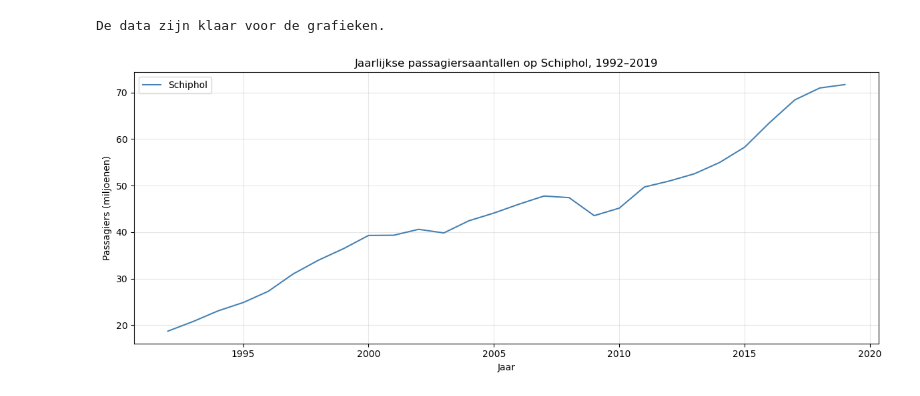
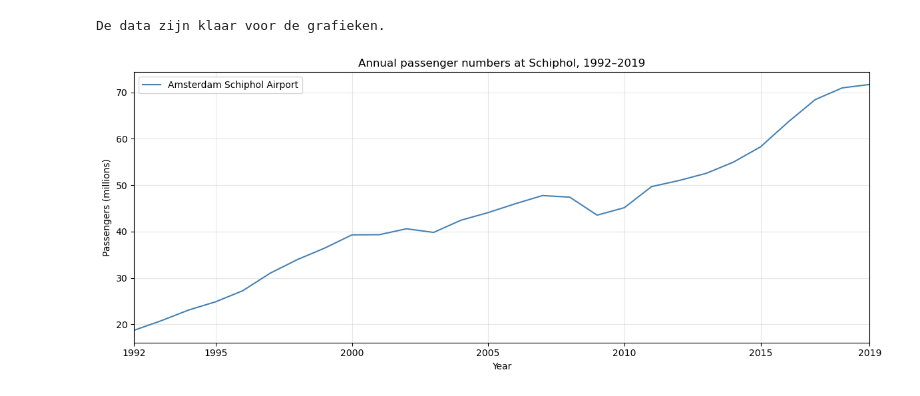
Before and after one commit to ElineLandman/Python-project-group-24, a Jupyter notebook: analysis_in_vscode.ipynb, the cells around one changed output. Saved outputs shown, nothing was run; the diff lists cells and outputs as text; code cells hidden in the pictures.

```diff
--- a/analysis_in_vscode.ipynb
+++ b/analysis_in_vscode.ipynb
@@ -138,32 +100,35 @@ De data zijn klaar voor de grafieken.
 # %%
 voor_covid = schiphol.loc[
     schiphol["Jaar"].between(1992, 2019)
 ]
 
 jaar_totalen = (
     voor_covid.groupby("Jaar", as_index=False)["Totaal"].sum()
 )
 
 fig, ax = plt.subplots(figsize=(12, 5))
 
 ax.plot(
     jaar_totalen["Jaar"],
     jaar_totalen["Totaal"] / 1_000_000,
-    label="Schiphol",
+    label="Amsterdam Schiphol Airport",
     color="steelblue",
     linewidth=1.5
 )
 
-ax.set_title("Jaarlijkse passagiersaantallen op Schiphol, 1992–2019")
-ax.set_xlabel("Jaar")
-ax.set_ylabel("Passagiers (miljoenen)")
+ax.set_title("Annual passenger numbers at Schiphol, 1992–2019")
+ax.set_xlabel("Year")
+ax.set_ylabel("Passengers (millions)")
 ax.legend()
 ax.grid(alpha=0.3)
 
+ax.set_xlim(1992, 2019)
+ax.set_xticks([1992, 1995, 2000, 2005, 2010, 2015, 2019])
 fig.tight_layout()
+fig.savefig("figure/schiphol_annual_passengers.png", dpi=300, bbox_inches="tight")
 plt.show()
 # %% [output]
-[figure, old version]
+[figure, new version]
 # %%
 fig, (ax1, ax2) = plt.subplots(
     2, 1, figsize=(12, 8), sharex=True
```
Also changed, not shown: parts of 9 cells of this notebook, 6 other files.
